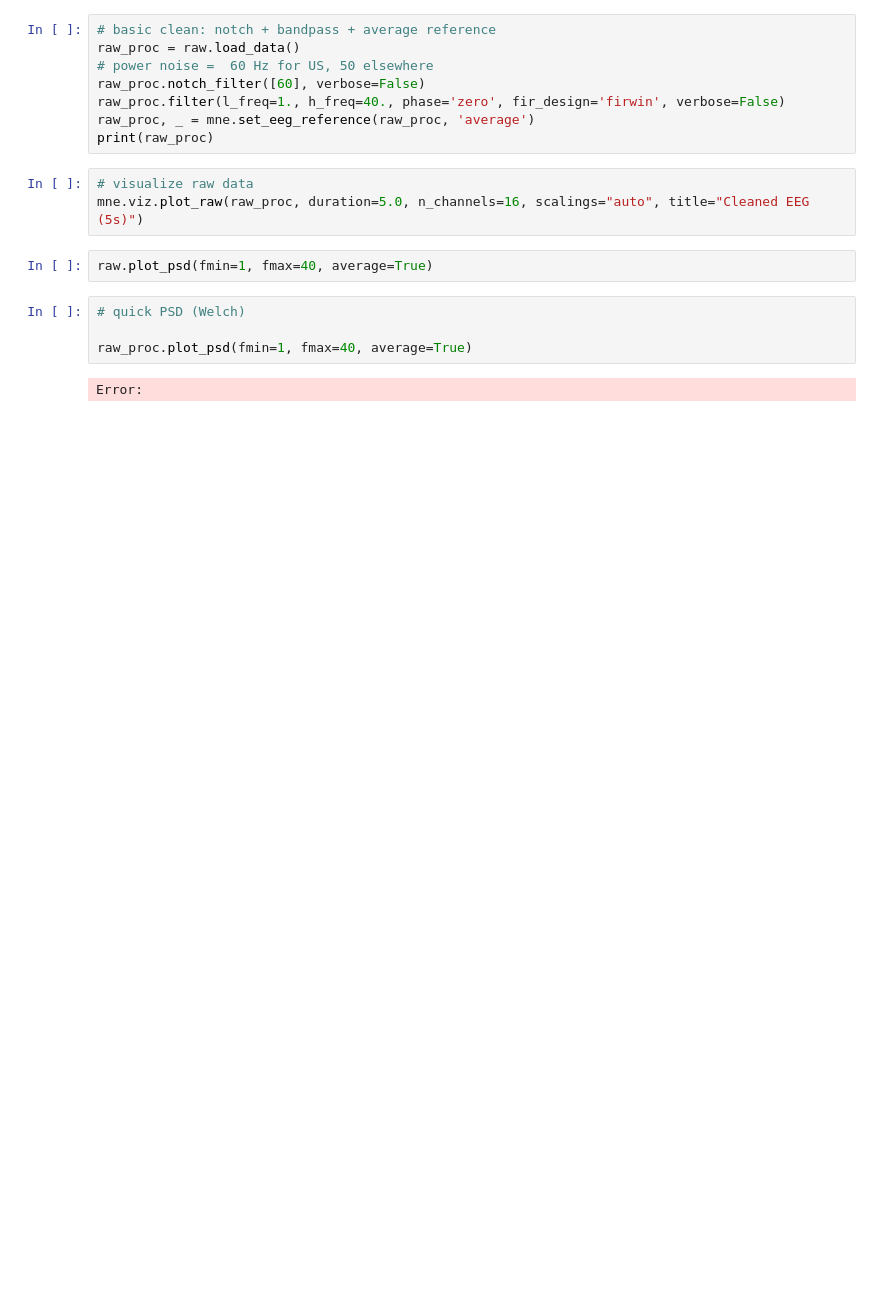
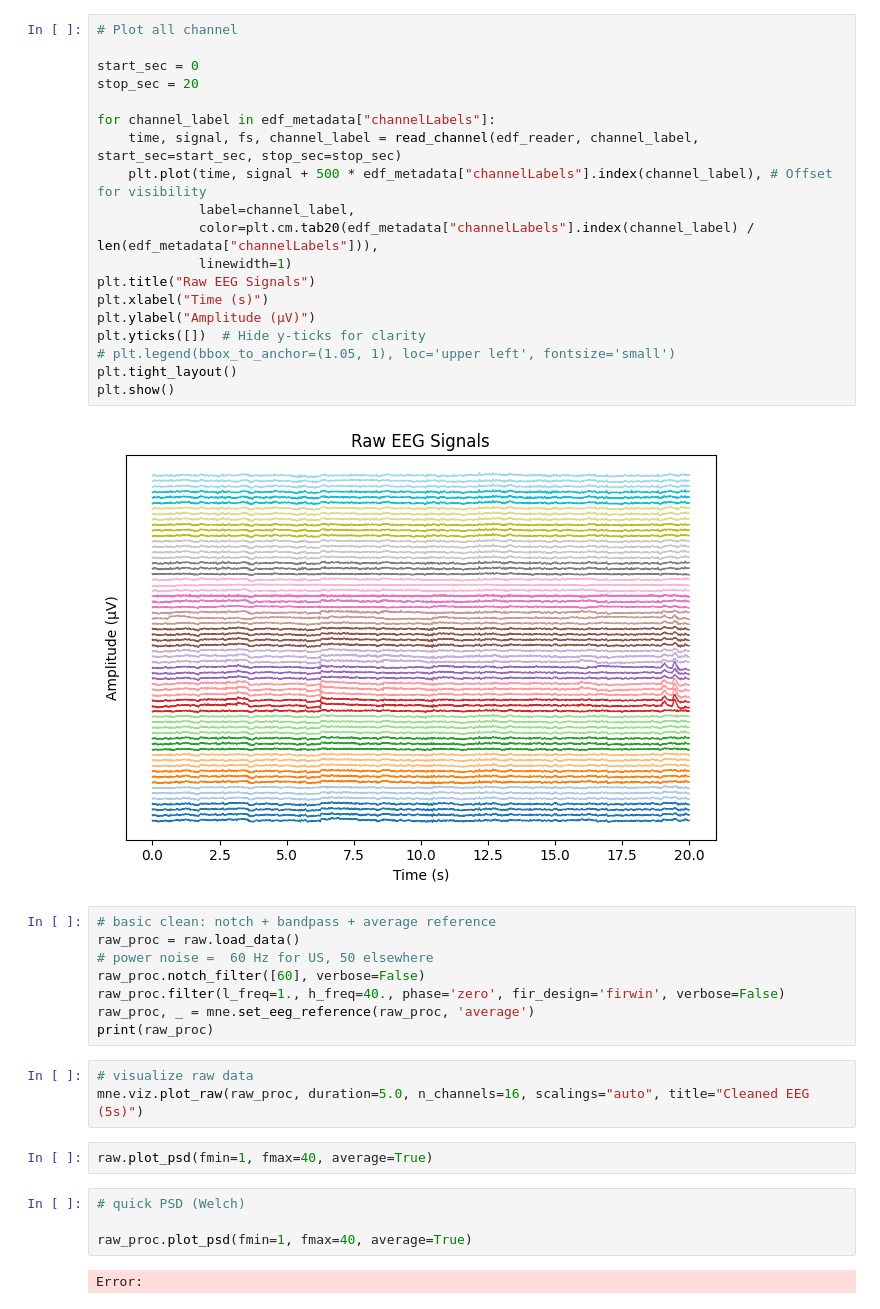
Before and after one commit to sumachinta/Motor-Imagery-EEG-Classifier, a Jupyter notebook: notebooks/01_explore_raw.ipynb, the cells around one changed output. Drawn from its saved outputs; the diff is of its cells as text; blank space fills up the shorter version.

```diff
--- a/notebooks/01_explore_raw.ipynb
+++ b/notebooks/01_explore_raw.ipynb
@@ -22,3 +66,24 @@ raw.info
+# %%
+# Plot all channel
+
+start_sec = 0
+stop_sec = 20
+
+for channel_label in edf_metadata["channelLabels"]:
+    time, signal, fs, channel_label = read_channel(edf_reader, channel_label, start_sec=start_sec, stop_sec=stop_sec)
+    plt.plot(time, signal + 500 * edf_metadata["channelLabels"].index(channel_label), # Offset for visibility
+             label=channel_label,
+             color=plt.cm.tab20(edf_metadata["channelLabels"].index(channel_label) / len(edf_metadata["channelLabels"])),
+             linewidth=1)
+plt.title("Raw EEG Signals")
+plt.xlabel("Time (s)")
+plt.ylabel("Amplitude (µV)")
+plt.yticks([])  # Hide y-ticks for clarity
+# plt.legend(bbox_to_anchor=(1.05, 1), loc='upper left', fontsize='small')
+plt.tight_layout()
+plt.show()
+# %% [output]
+[figure, added]
 # %%
 # basic clean: notch + bandpass + average reference
 raw_proc = raw.load_data()
```
Also changed, not shown: parts of 8 cells of this notebook, 1 other file.
